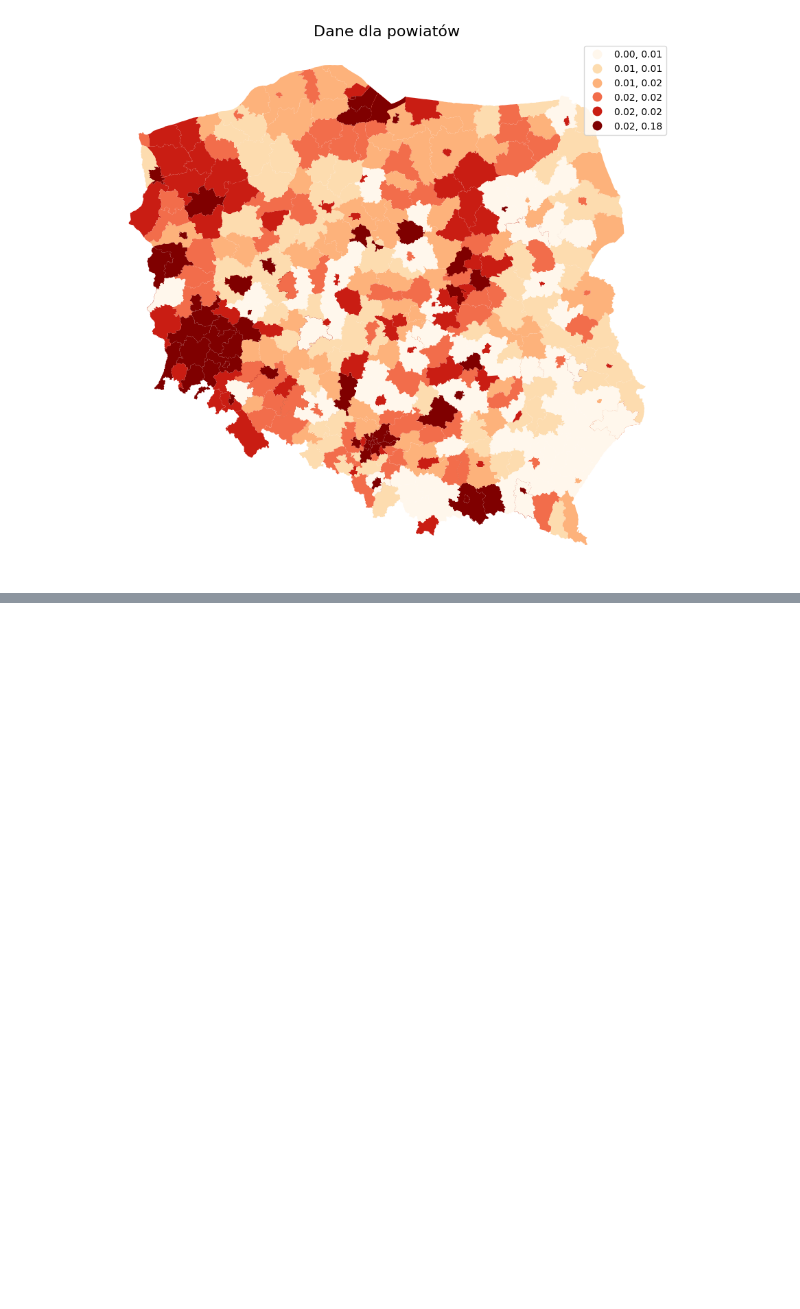
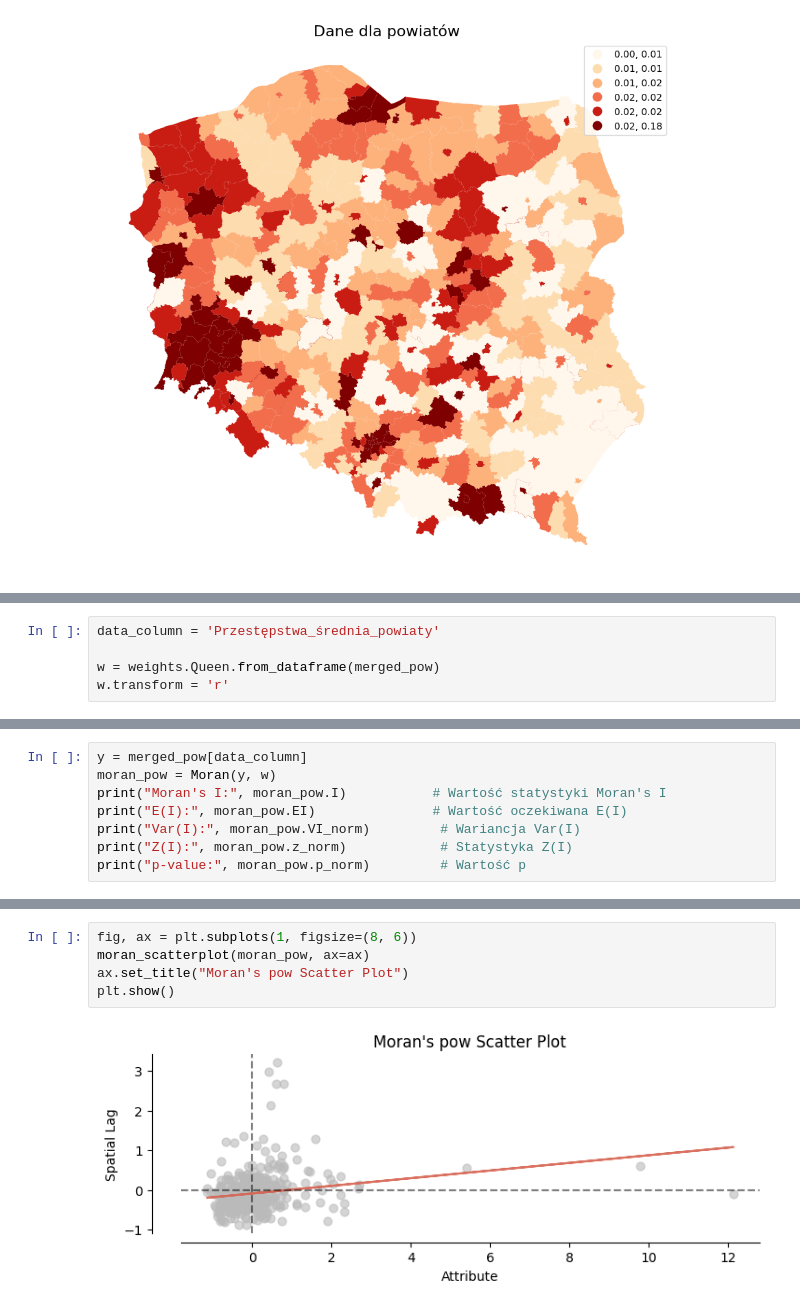
Before and after one commit to Psylo1226/Spatial-econometrics, a Jupyter notebook: Projekt_2/Projekt_2.ipynb, the cells around one changed output, grey strips where cells are left out. Cells and saved outputs as stored; diff of their text form; blank space fills up the shorter version.

Commit message:
statystyki Morana, Geary,Getisa i Orda, testy permutacyjne - wszystko dla powiatów

```diff
--- a/Projekt_2/Projekt_2.ipynb
+++ b/Projekt_2/Projekt_2.ipynb
@@ -279,0 +311,5 @@ plt.show()
+# %%
+data_column = 'Przestępstwa_średnia_powiaty'
+
+w = weights.Queen.from_dataframe(merged_pow)
+w.transform = 'r'
@@ -279,0 +321,8 @@ plt.show()
+# %%
+y = merged_pow[data_column]
+moran_pow = Moran(y, w)
+print("Moran's I:", moran_pow.I)           # Wartość statystyki Moran's I
+print("E(I):", moran_pow.EI)               # Wartość oczekiwana E(I)
+print("Var(I):", moran_pow.VI_norm)         # Wariancja Var(I)
+print("Z(I):", moran_pow.z_norm)            # Statystyka Z(I)
+print("p-value:", moran_pow.p_norm)         # Wartość p
@@ -279,0 +382,7 @@ plt.show()
+# %%
+fig, ax = plt.subplots(1, figsize=(8, 6))
+moran_scatterplot(moran_pow, ax=ax)
+ax.set_title("Moran's pow Scatter Plot")
+plt.show()
+# %% [output]
+[figure, added]
```
Also changed, not shown: parts of 29 cells of this notebook.
